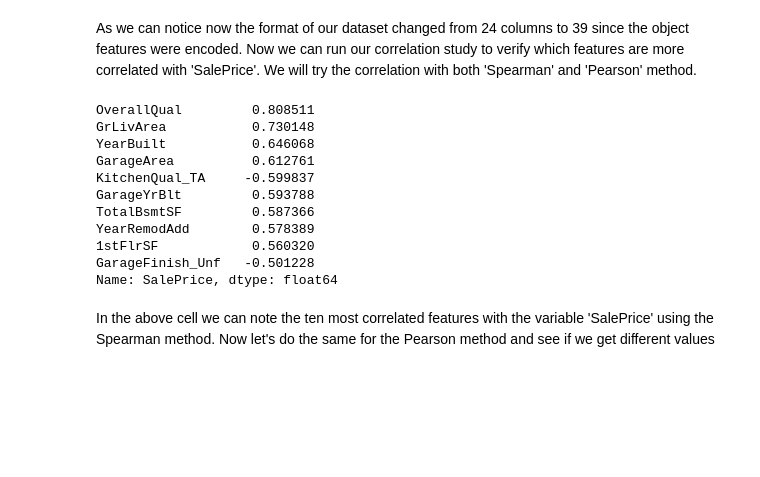
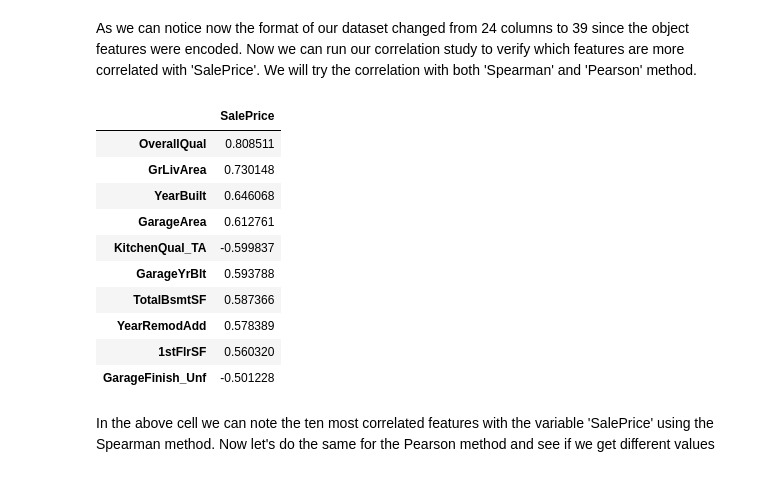
Before and after one commit to DevFabrizio/Fabrizio-Project-Five, a Jupyter notebook: jupyter_notebooks/Data Cleaning.ipynb, the cells around one changed output. Saved outputs shown, nothing was run; the diff lists cells and outputs as text; code cells hidden in the pictures; blank space fills up the shorter version.

```diff
--- a/jupyter_notebooks/Data Cleaning.ipynb
+++ b/jupyter_notebooks/Data Cleaning.ipynb
@@ -233,19 +233,20 @@ Now we can run our correlation study to verify which features are more correlate
 We will try the correlation with both 'Spearman' and 'Pearson' method.
 # %%
 df_ohe_corr_spearman = df_ohe.corr(method='spearman')['SalePrice'].sort_values(key=abs, ascending=False)[1:].head(10)
+df_ohe_corr_spearman = pd.DataFrame(df_ohe_corr_spearman)
 df_ohe_corr_spearman
 # %% [output]
-OverallQual         0.808511
-GrLivArea           0.730148
-YearBuilt           0.646068
-GarageArea          0.612761
-KitchenQual_TA     -0.599837
-GarageYrBlt         0.593788
-TotalBsmtSF         0.587366
-YearRemodAdd        0.578389
-1stFlrSF            0.560320
-GarageFinish_Unf   -0.501228
-Name: SalePrice, dtype: float64
+|  | SalePrice |
+| OverallQual | 0.808511 |
+| GrLivArea | 0.730148 |
+| YearBuilt | 0.646068 |
+| GarageArea | 0.612761 |
+| KitchenQual_TA | -0.599837 |
+| GarageYrBlt | 0.593788 |
+| TotalBsmtSF | 0.587366 |
+| YearRemodAdd | 0.578389 |
+| 1stFlrSF | 0.560320 |
+| GarageFinish_Unf | -0.501228 |
 # %% [markdown]
 In the above cell we can note the ten most correlated features with the variable 'SalePrice' using the Spearman method. Now let's do the same for the Pearson method and see if we get different values
 # %%
```
Also changed, not shown: parts of 3 cells of this notebook, 1 other file.
